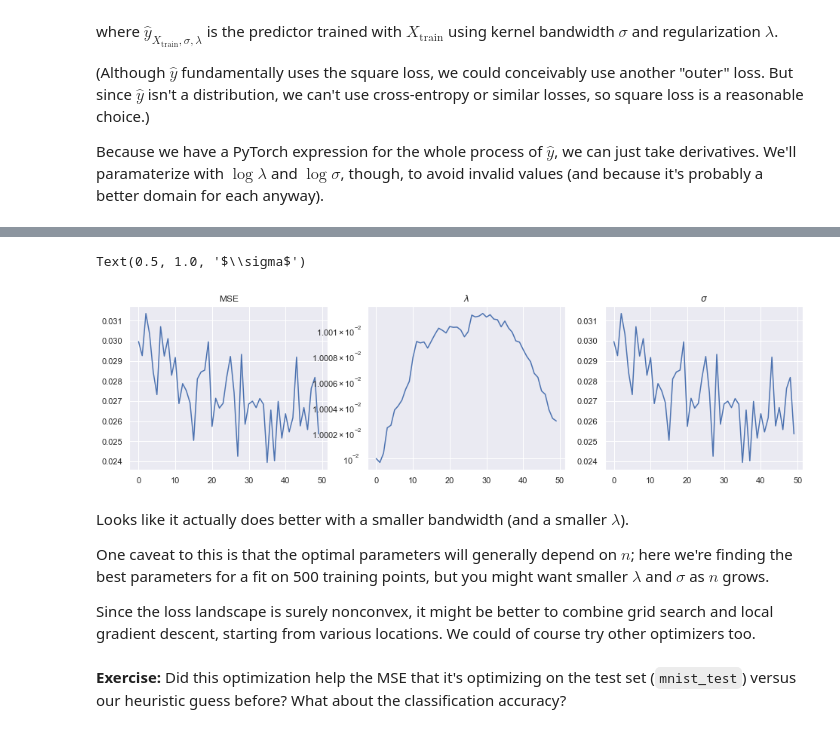
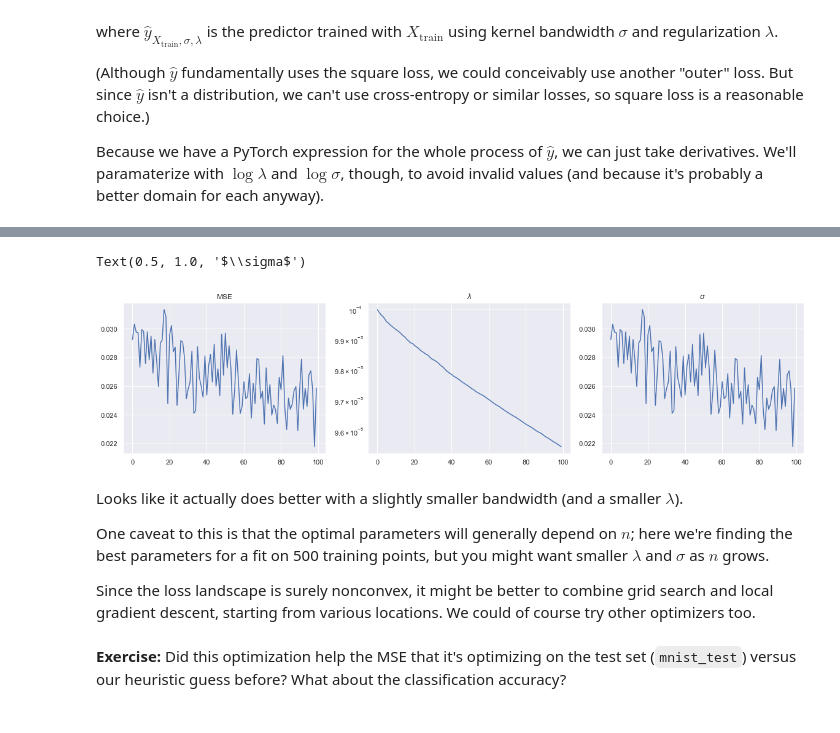
Before and after one commit to djsutherland/ds3-kernels, a Jupyter notebook: solutions-ridge.ipynb, the cells around one changed output, grey strips where cells are left out. Saved outputs shown, nothing was run; the diff lists cells and outputs as text; code cells hidden in the pictures.

```diff
--- a/solutions-ridge.ipynb
+++ b/solutions-ridge.ipynb
@@ -460,5 +466,5 @@ evaluate(KernelRidgeRegression(reg_wt=5))
 # %%
-lams = [1e-5, 1e-4, 1e-3, 1e-2, 1e-1, 1e0, 1e1]
+lams = [1e-7, 1e-6, 1e-5, 1e-4, 1e-3, 1e-2, 1e-1, 1e0, 1e1]
 train_mses = []
 test_mses = []
 for lam in lams:
@@ -508,7 +514,7 @@ evaluate(KernelRidgeRegression(reg_wt=.1),
 # %% [markdown]
 Going back to `RBFKernel`, let's do a joint search over $\lambda$ and $\sigma$, since they'll interact with one another:
 # %%
-lams = [1e-3, 1e-2, 1e-1, 1e0, 1e1]
+lams = [1e-7, 1e-6, 1e-5, 1e-4, 1e-3, 1e-2, 1e-1, 1e0]
 sigs = [.001, .01, .05, .1, .25, .5, 1]
 mses = np.full((len(lams), len(sigs), 2), np.nan)
 
@@ -522,7 +528,7 @@ for lam_i, lam in enumerate(lams):
         except RuntimeError as e:
             print(f"{lam} {sig}: {e}")
 
-fig, axes = plt.subplots(ncols=2, figsize=(12, 4), constrained_layout=True)
+fig, axes = plt.subplots(ncols=2, figsize=(8, 4), constrained_layout=True)
 
 norm = mpl.colors.LogNorm(vmin=np.nanmin(mses), vmax=np.nanmax(mses))
 
@@ -718,7 +724,7 @@ def clf_eval(truth, preds, label_names=None):
 # %%
 K = RBFKernelPlusOne(train_X, test_X)
 
-krr = KernelRidgeRegression(reg_wt=.1)
+krr = KernelRidgeRegression(reg_wt=1e-5)
 krr.fit(K.XX, train_y)
 test_preds = krr.predict(K.XY)
 
@@ -741,7 +747,7 @@ med_sigma
 # %%
 K = RBFKernelPlusOne(train_X, test_X, sigma=med_sigma)
 
-krr = KernelRidgeRegression(reg_wt=.1)
+krr = KernelRidgeRegression(reg_wt=1e-5)
 krr.fit(K.XX, train_y)
 test_preds = krr.predict(K.XY)
 
@@ -777,16 +783,18 @@ where $\hat{y}_{X_\text{train},\sigma,\lambda}$ is the predictor trained with $X
 
 Because we have a PyTorch expression for the whole process of $\hat{y}$, we can just take derivatives. We'll paramaterize with $\log \lambda$ and $\log \sigma$, though, to avoid invalid values (and because it's probably a better domain for each anyway).
 # %%
-device = 'cuda' if torch.cuda.is_available() else 'cpu'
+device = 'cpu'
+# You can use a GPU here if you want, but you have to have been careful about
+# managing the device of tensors in your implementation or it might crash.
+# device = 'cuda' if torch.cuda.is_available() else 'cpu'
 
-log_lam = torch.tensor(np.log(0.01), requires_grad=True, device=device)
+log_lam = torch.tensor(np.log(1e-4), requires_grad=True, device=device)
 log_sig = torch.tensor(np.log(med_sigma), requires_grad=True, device=device)
 opt = torch.optim.SGD([log_lam, log_sig], lr=1)
 
 trace = []
 
-n_steps = 1000 # Feel free to decrease
-n_steps = 50  # just so it runs quick  # SOLUTION
+n_steps = 100 # Feel free to increase...
 with tqdm(range(n_steps)) as bar:
     for i in bar:
         opt.zero_grad()  # reset gradient state before computing things
@@ -804,37 +812,37 @@ with tqdm(range(n_steps)) as bar:
         sub_val_X, sub_val_y = [x.to(device) for x in next(batches)]
 
         # compute the loss on the validation set
         krr = KernelRidgeRegression(reg_wt=lam)
         K = RBFKernelPlusOne(sub_train_X, sub_val_X, sigma=sig)
         krr.fit(K.XX, sub_train_y)
         loss = krr.mse(K.XY, sub_val_y)
 
         loss.backward()  # compute the gradients
         opt.step()       # update lam / sig following the gradients
         lam_val = lam.cpu().item()
         sig_val = sig.cpu().item()
         loss_val = loss.cpu().item()
         trace.append((i, lam_val, sig_val, loss_val))
         bar.set_postfix(lam=f"{lam_val:.4}", sig=f"{sig_val:.4}", loss=f"{loss_val:.4}")
 
-fig, (a1, a2, a3) = plt.subplots(ncols=3, figsize=(16, 4))
+fig, (a1, a2, a3) = plt.subplots(ncols=3, figsize=(16, 4), constrained_layout=True)
 inds, lams, sigs, losses = np.asarray(trace).T
 
 a1.plot(inds, losses)
 a1.set_title("MSE")
 
 a2.plot(inds, lams)
 a2.set_title(r"$\lambda$")
 a2.set_yscale('log')
 
 a3.plot(inds, losses)
 a3.set_title(r"$\sigma$")
 # %% [output]
 [interactive output not drawn]
 Text(0.5, 1.0, '$\\sigma$')
-[figure, old version]
+[figure, new version]
 # %% [markdown]
-Looks like it actually does better with a smaller bandwidth (and a smaller $\lambda$).
+Looks like it actually does better with a slightly smaller bandwidth (and a smaller $\lambda$).
 
 One caveat to this is that the optimal parameters will generally depend on $n$; here we're finding the best parameters for a fit on 500 training points, but you might want smaller $\lambda$ and $\sigma$ as $n$ grows.
 
```
Also changed, not shown: parts of 25 cells of this notebook, 4 other files.
